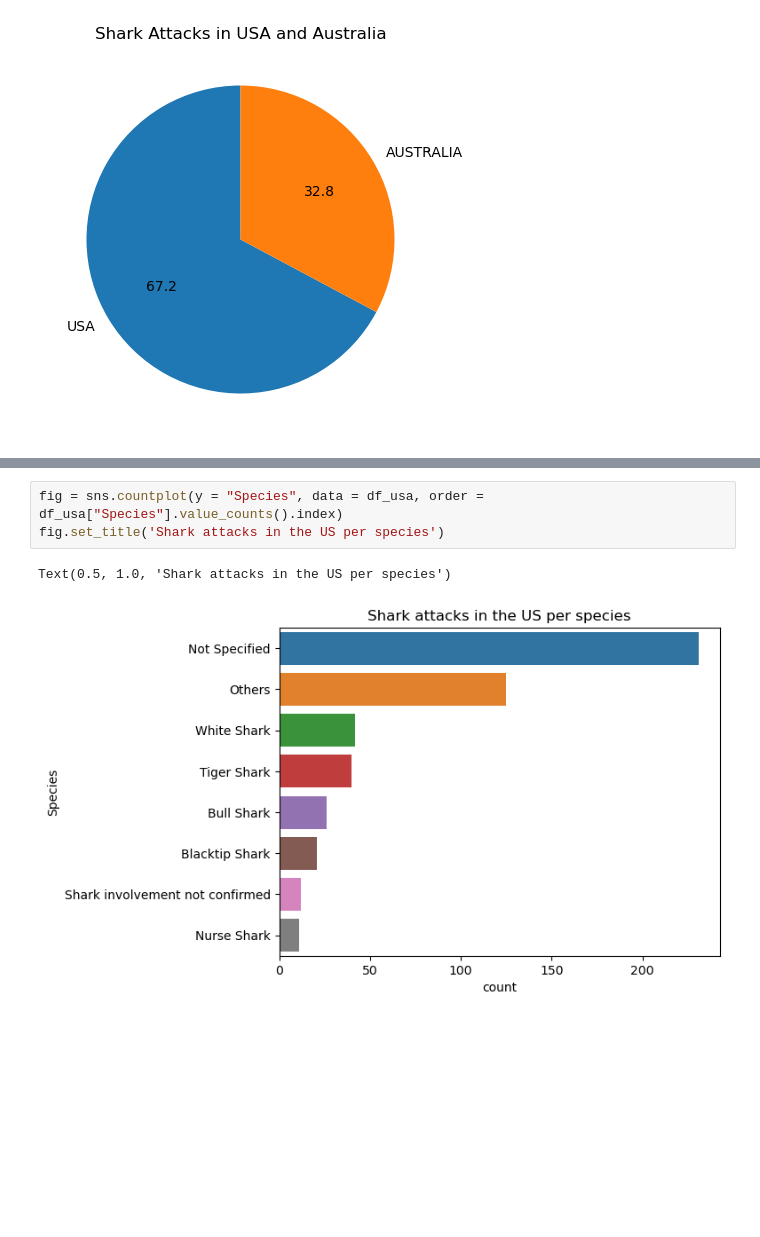
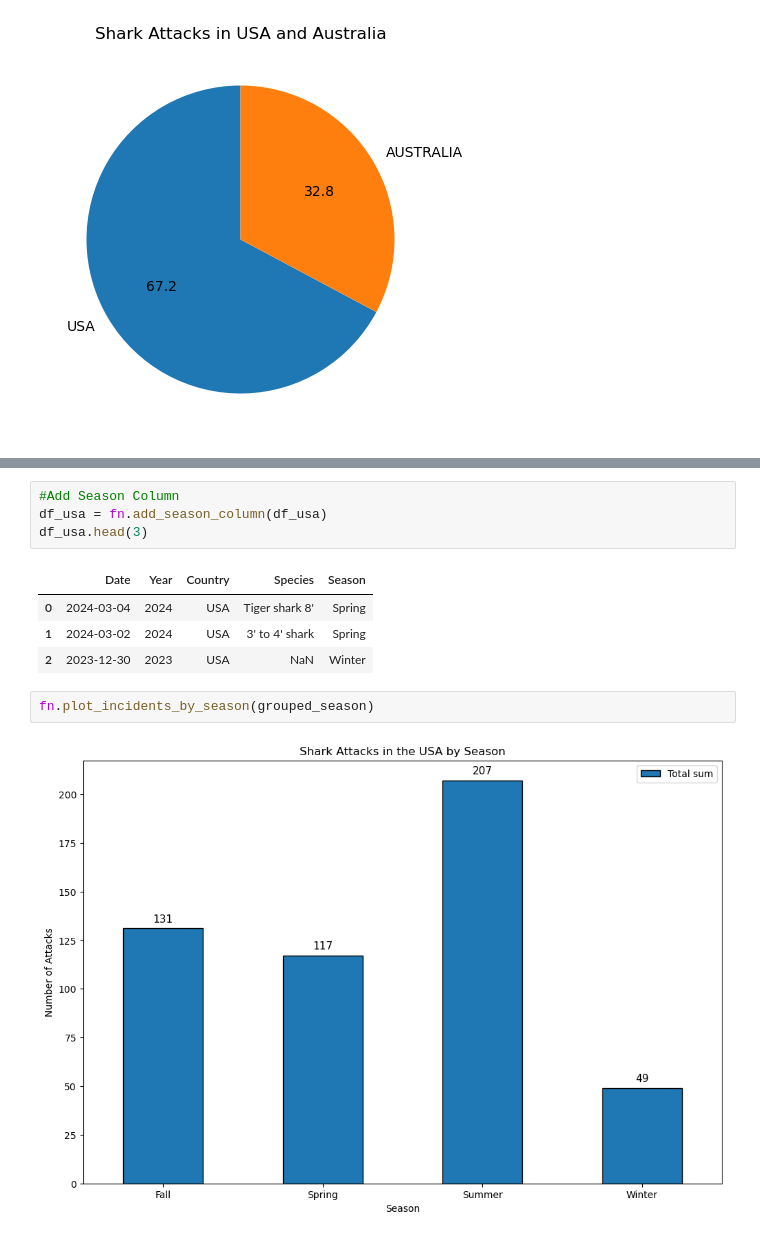
Before and after one commit to MustafaAldabbas/SharkAttack, a Jupyter notebook: main.ipynb, the cells around one changed output, grey strips where cells are left out. Cells and saved outputs as stored; diff of their text form; blank space fills up the shorter version.

```diff
--- a/main.ipynb
+++ b/main.ipynb
@@ -303,6 +207,13 @@ df_usa['Species'] = df_usa['Species'].apply(lambda x: x if str(x) in df_usa.Spec
-# %%
-fig = sns.countplot(y = "Species", data = df_usa, order = df_usa["Species"].value_counts().index)
-fig.set_title('Shark attacks in the US per species')
-# %% [output]
-Text(0.5, 1.0, 'Shark attacks in the US per species')
-[figure, removed]
+# %%
+#Add Season Column
+df_usa = fn.add_season_column(df_usa)
+df_usa.head(3)
+# %% [output]
+|  | Date | Year | Country | Species | Season |
+| 0 | 2024-03-04 | 2024 | USA | Tiger shark 8' | Spring |
+| 1 | 2024-03-02 | 2024 | USA | 3' to 4' shark | Spring |
+| 2 | 2023-12-30 | 2023 | USA | NaN | Winter |
+# %%
+fn.plot_incidents_by_season(grouped_season)
+# %% [output]
+[figure, added]
```
Also changed, not shown: parts of 38 cells of this notebook, 9 other files.
